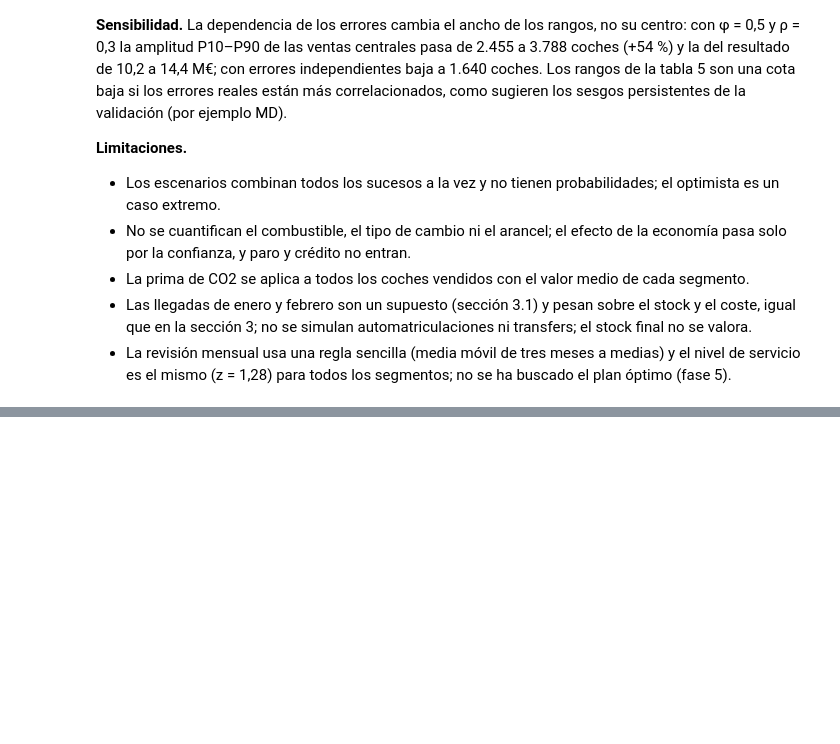
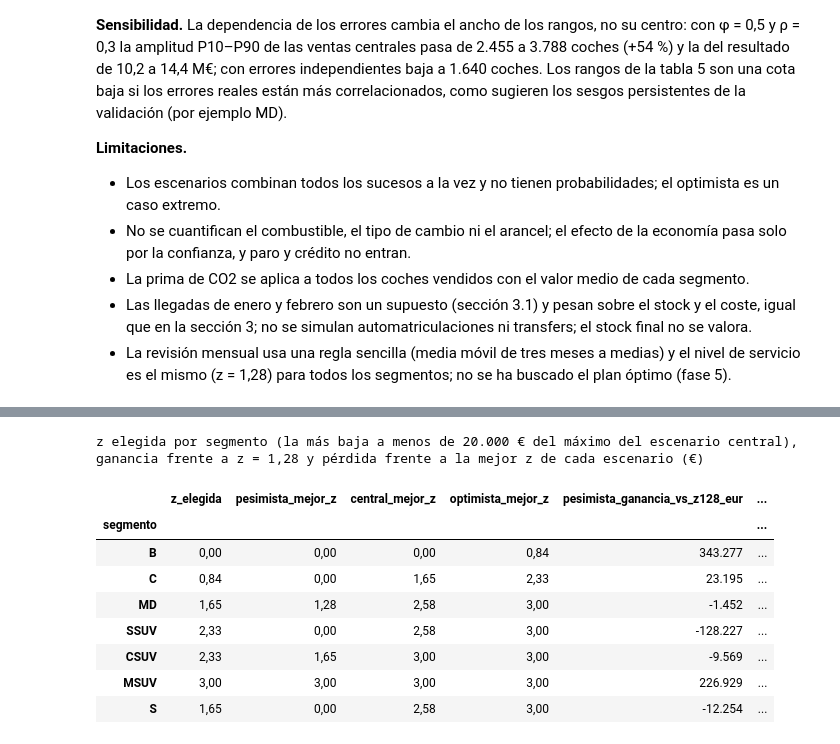
Before and after one commit to alejandrobarreche/sim-kaido-motors, a Jupyter notebook: analisis.ipynb, the cells around one changed output, grey strips where cells are left out. Cells and saved outputs as stored; diff of their text form; code cells hidden in the pictures; blank space fills up the shorter version.

```diff
--- a/analisis.ipynb
+++ b/analisis.ipynb
@@ -1581,0 +1677,42 @@ Cada 1 % de arancel sobre el PFF costaría 4.0 M€ en el escenario central, sin
+# %%
+# Para cada segmento se elige la z más baja cuyo resultado medio en el escenario central
+# queda a menos de 20.000 € del máximo (el óptimo es muy plano y una z mayor solo añade
+# stock); los otros dos escenarios sirven para ver si la elección aguanta.
+TOLERANCIA_EUR = 20_000
+central = resultado_z.xs("central", level="escenario").loc[datos.SEGMENTOS]
+z_elegido = central.apply(
+    lambda f: f[f >= f.max() - TOLERANCIA_EUR].index.min(), axis=1).rename("z_elegida")
+filas = []
+for segmento in datos.SEGMENTOS:
+    fila = {"segmento": segmento, "z_elegida": z_elegido[segmento]}
+    for nombre in escenarios.ESCENARIOS:
+        serie_z = resultado_z.loc[(segmento, nombre)]
+        fila[f"{nombre}_mejor_z"] = serie_z.idxmax()
+        fila[f"{nombre}_ganancia_vs_z128_eur"] = (
+            serie_z[z_elegido[segmento]] - serie_z[1.28])
+        fila[f"{nombre}_perdida_vs_mejor_eur"] = (
+            serie_z.max() - serie_z[z_elegido[segmento]])
+    filas.append(fila)
+eleccion = pd.DataFrame(filas).set_index("segmento")
+eleccion.rename_axis("segmento").reset_index().to_csv(
+    TABLAS / "nivel_servicio_elegido_a013.csv", index=False)
+print("z elegida por segmento (la más baja a menos de 20.000 € del máximo del escenario "
+      "central), ganancia frente a z = 1,28 y pérdida frente a la mejor z de cada escenario (€)")
+formato_es(eleccion[["z_elegida", "pesimista_mejor_z", "central_mejor_z",
+                     "optimista_mejor_z", "pesimista_ganancia_vs_z128_eur",
+                     "central_ganancia_vs_z128_eur", "optimista_ganancia_vs_z128_eur",
+                     "pesimista_perdida_vs_mejor_eur", "central_perdida_vs_mejor_eur",
+                     "optimista_perdida_vs_mejor_eur"]], decimales=0).format(
+    "{:.2f}", subset=["z_elegida", "pesimista_mejor_z", "central_mejor_z",
+                      "optimista_mejor_z"], decimal=",")
+# %% [output]
+z elegida por segmento (la más baja a menos de 20.000 € del máximo del escenario central), ganancia frente a z = 1,28 y pérdida frente a la mejor z de cada escenario (€)
+|  | z_elegida | pesimista_mejor_z | central_mejor_z | optimista_mejor_z | pesimista_ganancia_vs_z128_eur | ... |
+| segmento |  |  |  |  |  | ... |
+| B | 0,00 | 0,00 | 0,00 | 0,84 | 343.277 | ... |
+| C | 0,84 | 0,00 | 1,65 | 2,33 | 23.195 | ... |
+| MD | 1,65 | 1,28 | 2,58 | 3,00 | -1.452 | ... |
+| SSUV | 2,33 | 0,00 | 2,58 | 3,00 | -128.227 | ... |
+| CSUV | 2,33 | 1,65 | 3,00 | 3,00 | -9.569 | ... |
+| MSUV | 3,00 | 3,00 | 3,00 | 3,00 | 226.929 | ... |
+| S | 1,65 | 0,00 | 2,58 | 3,00 | -12.254 | ... |
```
Also changed, not shown: parts of 15 cells of this notebook, 24 other files.
